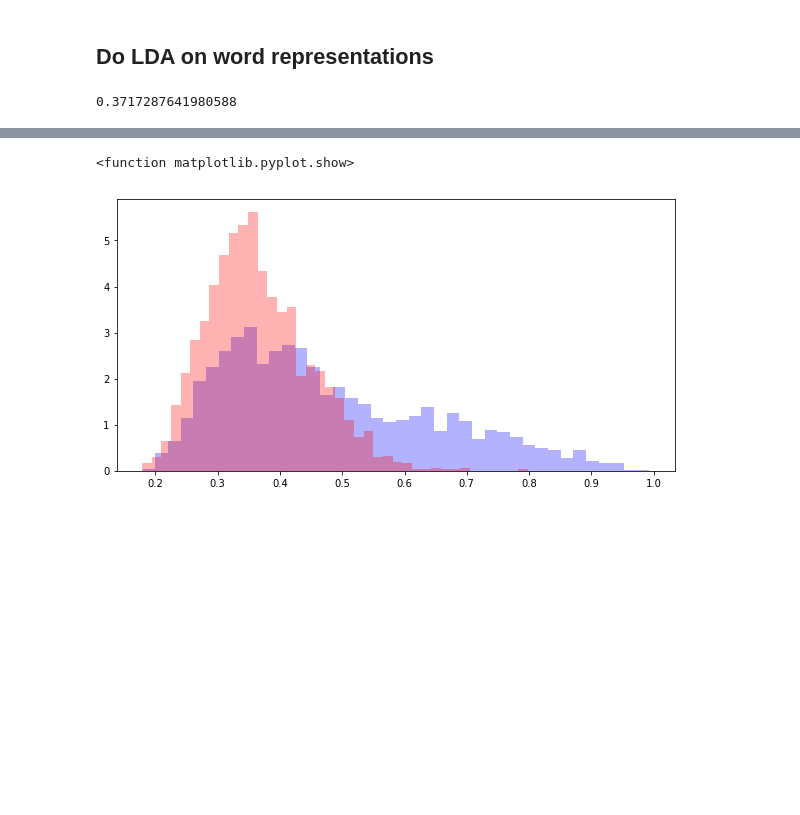
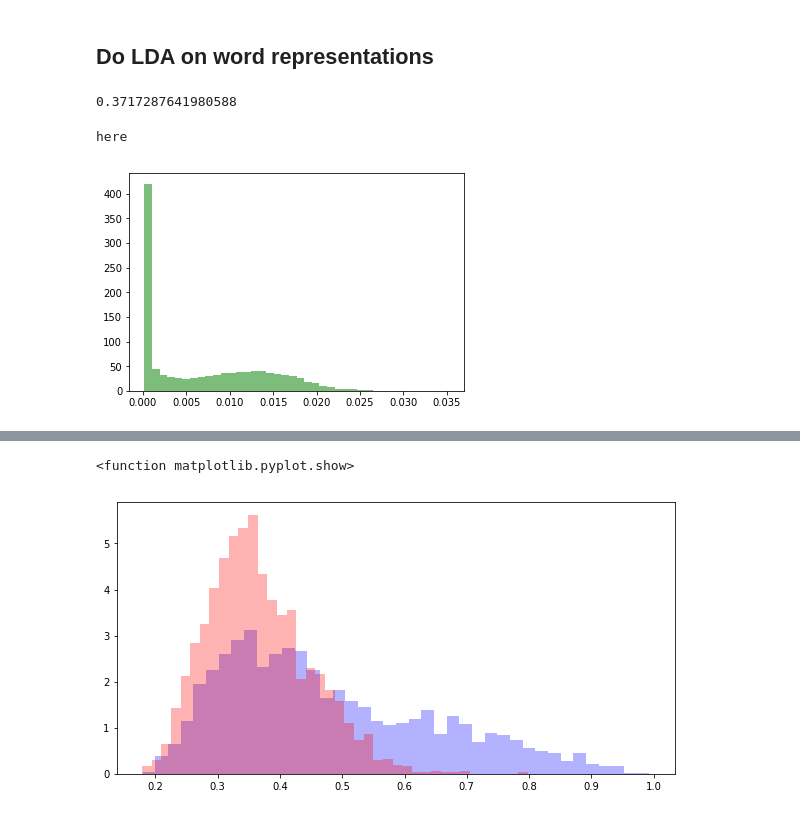
Before and after one commit to Sasha115/le49_project17, a Jupyter notebook: Process data.ipynb, the cells around one changed output, grey strips where cells are left out. Cells and saved outputs as stored; diff of their text form; code cells hidden in the pictures; blank space fills up the shorter version.

```diff
--- a/Process data.ipynb
+++ b/Process data.ipynb
@@ -275,6 +275,21 @@ from sklearn.metrics.cluster import adjusted_rand_score
 adjusted_rand_score(np.argmax(model1,axis=1),np.argmax(model2,axis=1))
 # %% [output]
 0.3717287641980588
+# %%
+def save_hist_plot_as_txt(x,y,fname):
+    with open(fname, 'w') as f:
+          f.write("x y\n")
+          for i in range(x.shape[0]):
+            if(i < y.shape[0]):
+                f.write("%s %s\n" %(x[i],y[i]))
+            else:
+                f.write("%s\n" %(x[i]))
+                print("here")
+# %%
+save_hist_plot_as_txt(plt.hist(std_lda_b5_av_c_10,bins=40,alpha = 0.3,normed=True,color ='green')[1],plt.hist(std_lda_b5_av_c_10,bins=40,alpha = 0.3,normed=True,color ='green')[0],"output_plots/test.txt")
+# %% [output]
+here
+[figure, added]
 # %%
 plt.figure(figsize=(10, 5))
 plt.hist(std_lda_b5_av_c_10,bins=40,alpha = 0.3,normed=True,color ='green')
```
Also changed, not shown: parts of 11 cells of this notebook.
